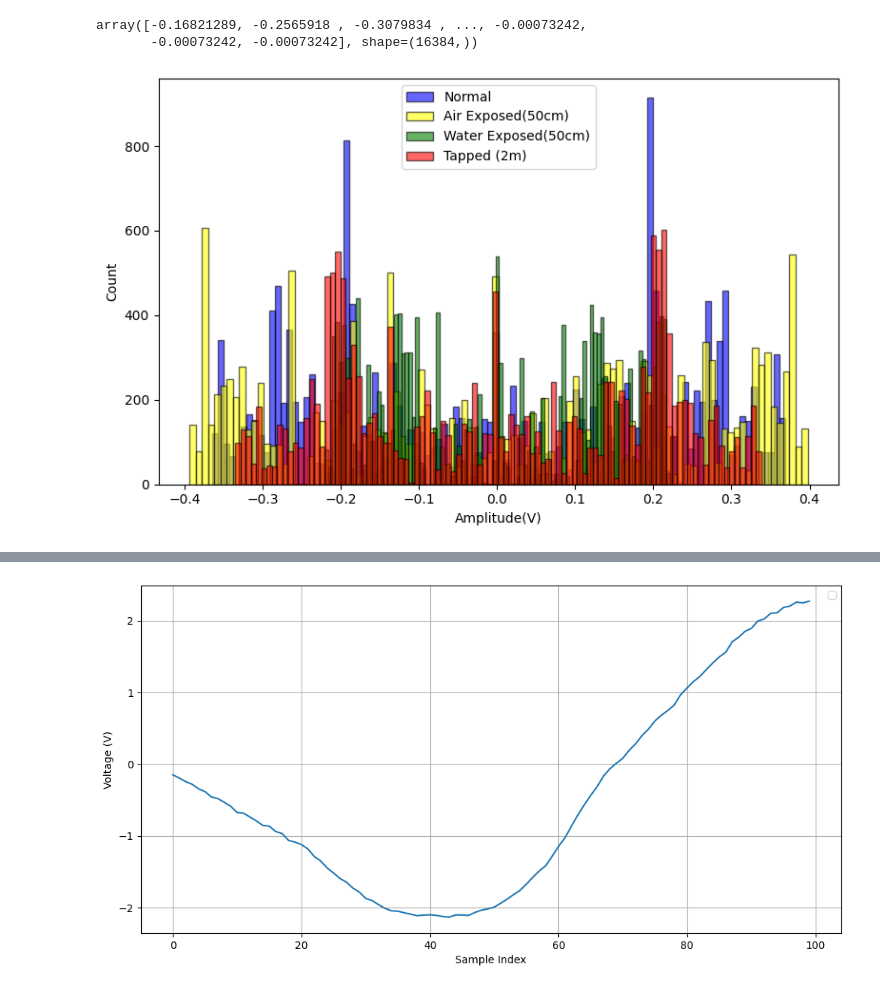
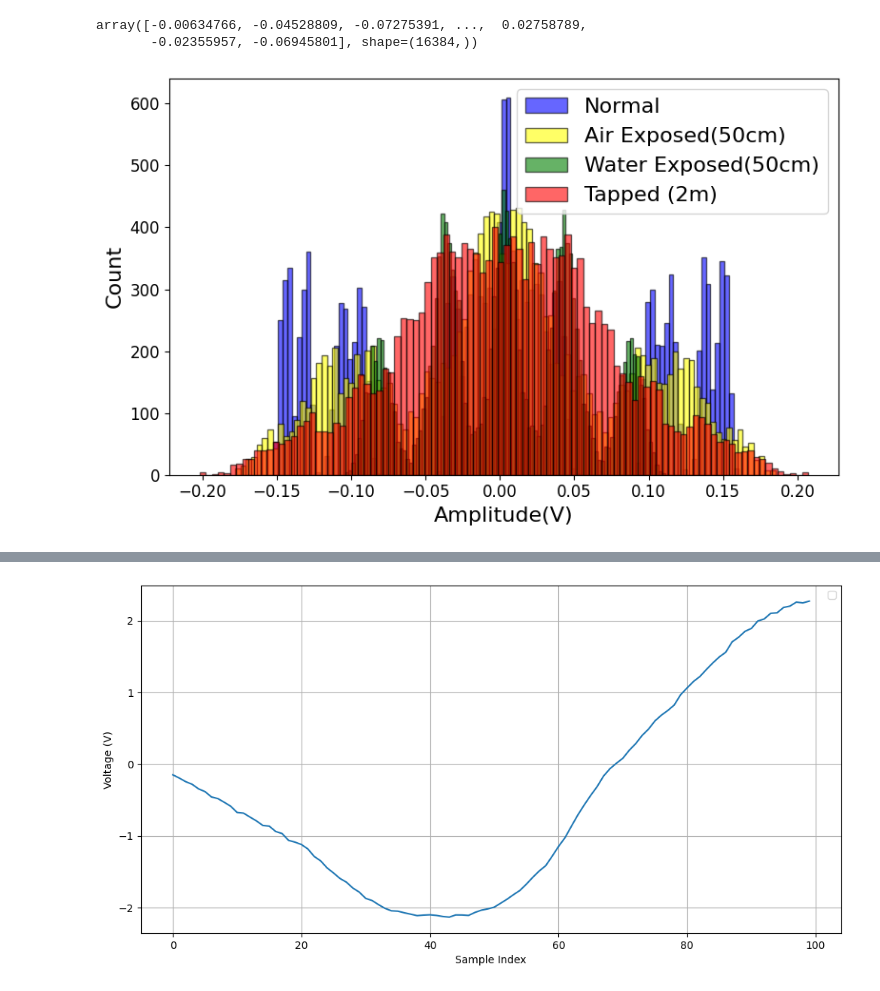
Before and after one commit to amitduwal/edge-ml-cable-anomaly, a Jupyter notebook: notebooks/visualize.ipynb, the cells around one changed output, grey strips where cells are left out. Drawn from its saved outputs; the diff is of its cells as text; code cells hidden in the pictures.

```diff
--- a/notebooks/visualize.ipynb
+++ b/notebooks/visualize.ipynb
@@ -4,15 +4,15 @@ import matplotlib.pyplot as plt
 # %%
 import h5py
 # %%
-mat_file = r'E:\Thesis\thesis_code\data\rp\10Mbps\rp_ethernet_packets_1_2500.mat'
-air_exposed_mat_file = r'E:\Thesis\thesis_code\data\rp\10Mbps\air\ethernet_packets_1250_50cm.mat'
-water_exposed_mat_file = r'E:\Thesis\thesis_code\data\rp\10Mbps\water\ethernet_packets_1250_50cm.mat'
-tapped_mat_file = r'E:\Thesis\thesis_code\data\rp\10Mbps\tapped\ethernet_packets_2500_2m.mat'
+# mat_file = r'E:\Thesis\thesis_code\data\rp\10Mbps\rp_ethernet_packets_1_2500.mat'
+# air_exposed_mat_file = r'E:\Thesis\thesis_code\data\rp\10Mbps\air\ethernet_packets_1250_50cm.mat'
+# water_exposed_mat_file = r'E:\Thesis\thesis_code\data\rp\10Mbps\water\ethernet_packets_1250_50cm.mat'
+# tapped_mat_file = r'E:\Thesis\thesis_code\data\rp\10Mbps\tapped\ethernet_packets_2500_2m.mat'
 
-# mat_file = r'E:\Thesis\thesis_code\data\oscilloscope\100Mbps\ethernet_packets_1_2500.mat'
-# air_exposed_mat_file = r'E:\Thesis\thesis_code\data\oscilloscope\100Mbps\air\ethernet_packets_1000_50cm.mat'
-# water_exposed_mat_file = r'E:\Thesis\thesis_code\data\oscilloscope\100Mbps\water\ethernet_packets_1000_50cm.mat'
-# tapped_mat_file = r'E:\Thesis\thesis_code\data\oscilloscope\100Mbps\tapped\ethernet_packets_2500_2m.mat'
+mat_file = r'E:\Thesis\thesis_code\data\rp\100Mbps\ethernet_packets_1_2500.mat'
+air_exposed_mat_file = r'E:\Thesis\thesis_code\data\rp\100Mbps\air\ethernet_packets_1000_50cm.mat'
+water_exposed_mat_file = r'E:\Thesis\thesis_code\data\rp\100Mbps\water\ethernet_packets_1000_50cm.mat'
+tapped_mat_file = r'E:\Thesis\thesis_code\data\rp\100Mbps\tapped\ethernet_packets_2500_2m.mat'
 # %%
 with h5py.File(mat_file, 'r') as f:
     reference_packet = np.array(f['packets'])  # shape: (recordLength,)
@@ -57,8 +57,8 @@ reference_packet_tapped = reference_packet_tapped[5,:]
 # %%
 reference_packet_air
 # %% [output]
-array([-0.16821289, -0.2565918 , -0.3079834 , ..., -0.00073242,
-       -0.00073242, -0.00073242], shape=(16384,))
+array([-0.00634766, -0.04528809, -0.07275391, ...,  0.02758789,
+       -0.02355957, -0.06945801], shape=(16384,))
 # %%
 # time_axis = np.arange(record_length) / sample_rate
 # for packet in reference_packet,reference_packet_air, reference_packet_water, reference_packet_tapped:
@@ -85,27 +85,29 @@ def extract_signal_region(signal, threshold=0.1):
 # %%
 import matplotlib.pyplot as plt
 
 # Data setup
 packets = [reference_packet, reference_packet_air, reference_packet_water, reference_packet_tapped]
 labels = ["Reference Packet", "Reference Packet Air", "Reference Packet Water", "Reference Packet Tapped"]
 
 plt.figure(figsize=(8, 5))
+plt.xticks(fontsize=12)
+plt.yticks(fontsize=12)
 
 # Plot both histograms on the same axes
 plt.hist(reference_packet, bins=100, alpha=0.6, label="Normal", edgecolor='black', color='blue')
 plt.hist(reference_packet_air, bins=100, alpha=0.6, label="Air Exposed(50cm)", edgecolor='black', color='yellow')
 plt.hist(reference_packet_water, bins=100, alpha=0.6, label="Water Exposed(50cm)", edgecolor='black', color='green')
 plt.hist(reference_packet_tapped, bins=100, alpha=0.6, label="Tapped (2m)", edgecolor='black', color='red')
 
 # plt.title("Histogram Comparison")
-plt.xlabel("Amplitude(V)")
-plt.ylabel("Count")
-plt.legend()
+plt.xlabel("Amplitude(V)", fontsize=16)
+plt.ylabel("Count", fontsize=16)
+plt.legend(fontsize=16)
 
 plt.tight_layout()
 plt.show()
 # %% [output]
-[figure, old version]
+[figure, new version]
 # %%
 
 
```
Also changed, not shown: parts of 1 cell of this notebook, 9 other files.
